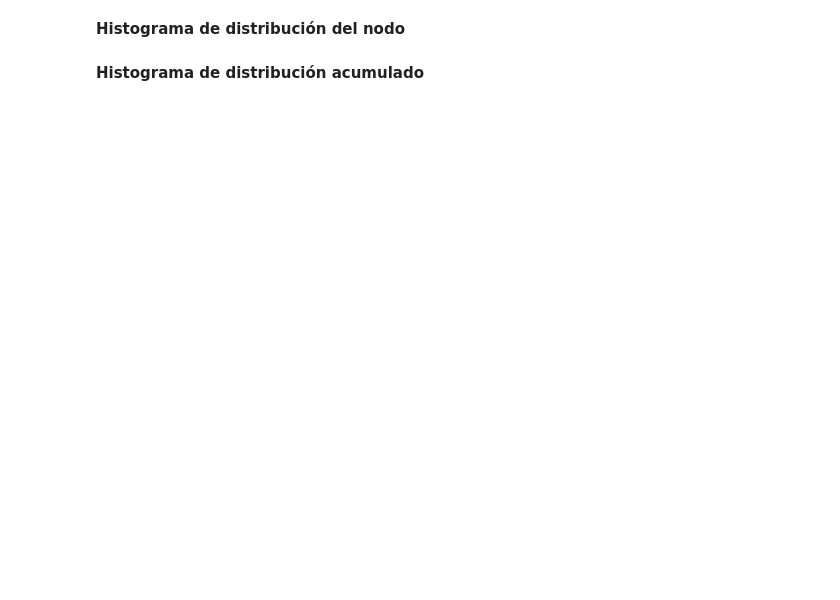
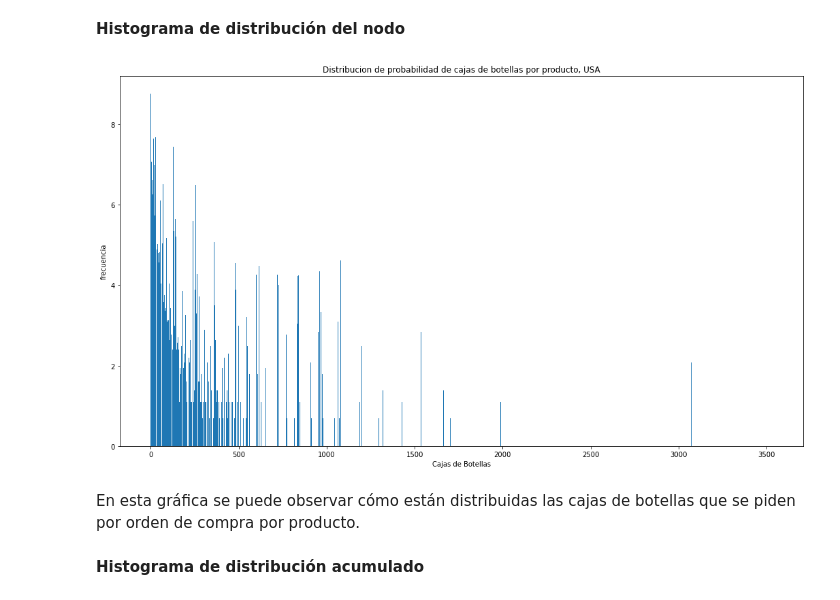
Before and after one commit to leonardoaceves/ProyectoSPF_JLACEVES_AMAGUILERA, a Jupyter notebook: ProyectoModulo1_AcevesJ_AguileraA.ipynb, the cells around one changed output. Saved outputs shown, nothing was run; the diff lists cells and outputs as text; code cells hidden in the pictures; blank space fills up the shorter version.

```diff
--- a/ProyectoModulo1_AcevesJ_AguileraA.ipynb
+++ b/ProyectoModulo1_AcevesJ_AguileraA.ipynb
@@ -308,10 +441,14 @@ freqb = botellas['Sales Order Number'].values
 # %%
 plt.figure(figsize=(18,10))
 plt.bar(botellas.index, np.log(freqb), width = .92)
-plt.title('Distribucion de probabilidad de ordenes por estado, USA')
-plt.ylabel('frequencia')
-plt.xlabel('Botellas')
+plt.title('Distribucion de probabilidad de cajas de botellas por producto, USA')
+plt.ylabel('frecuencia')
+plt.xlabel('Cajas de Botellas')
 plt.show()
+# %% [output]
+[figure, added]
+# %% [markdown]
+En esta gráfica se puede observar cómo están distribuidas las cajas de botellas que se piden por orden de compra por producto.
 # %% [markdown]
 **Histograma de distribución acumulado**
 # %%
```
Also changed, not shown: parts of 46 cells of this notebook, 1 other file.
